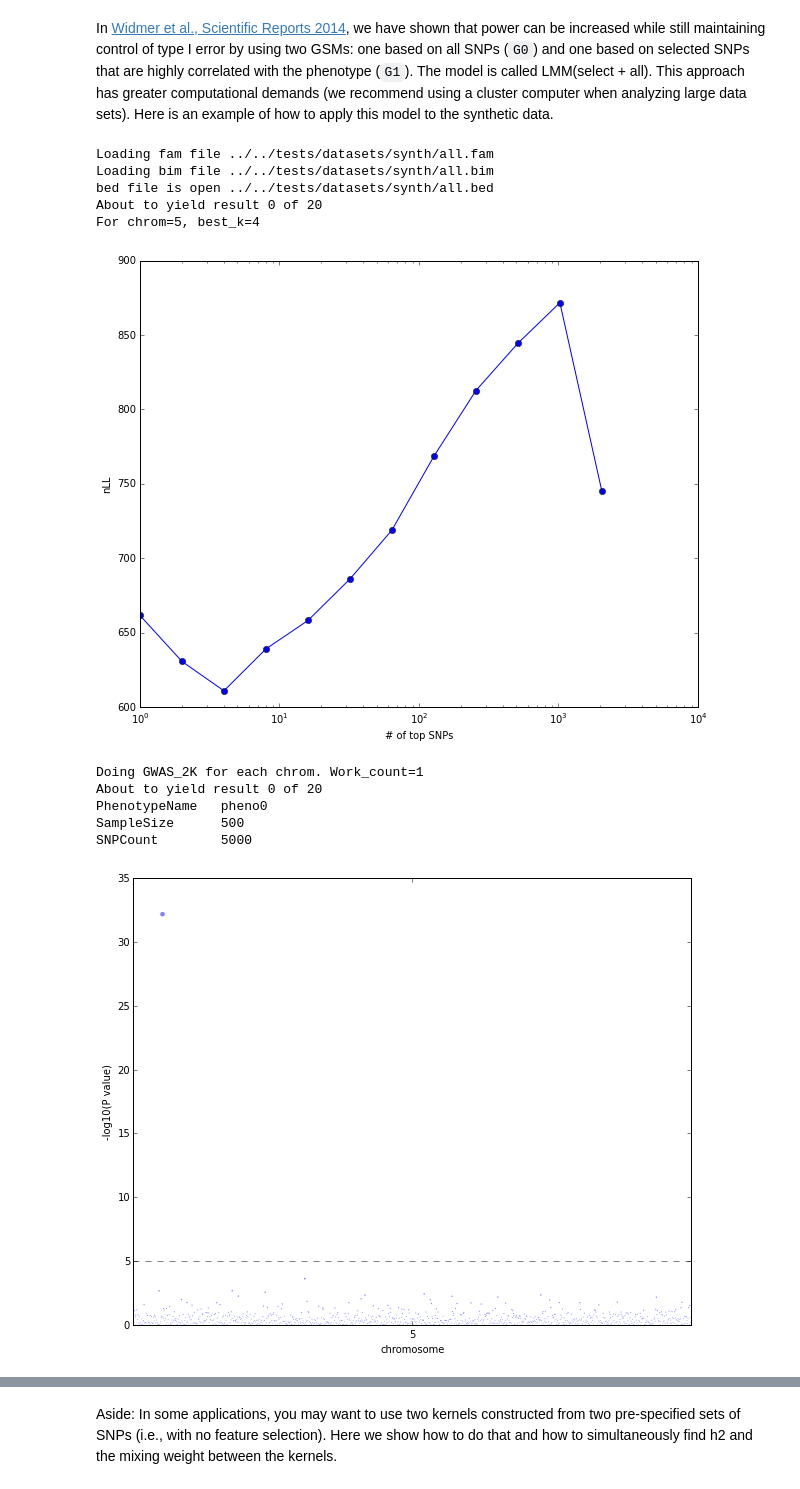
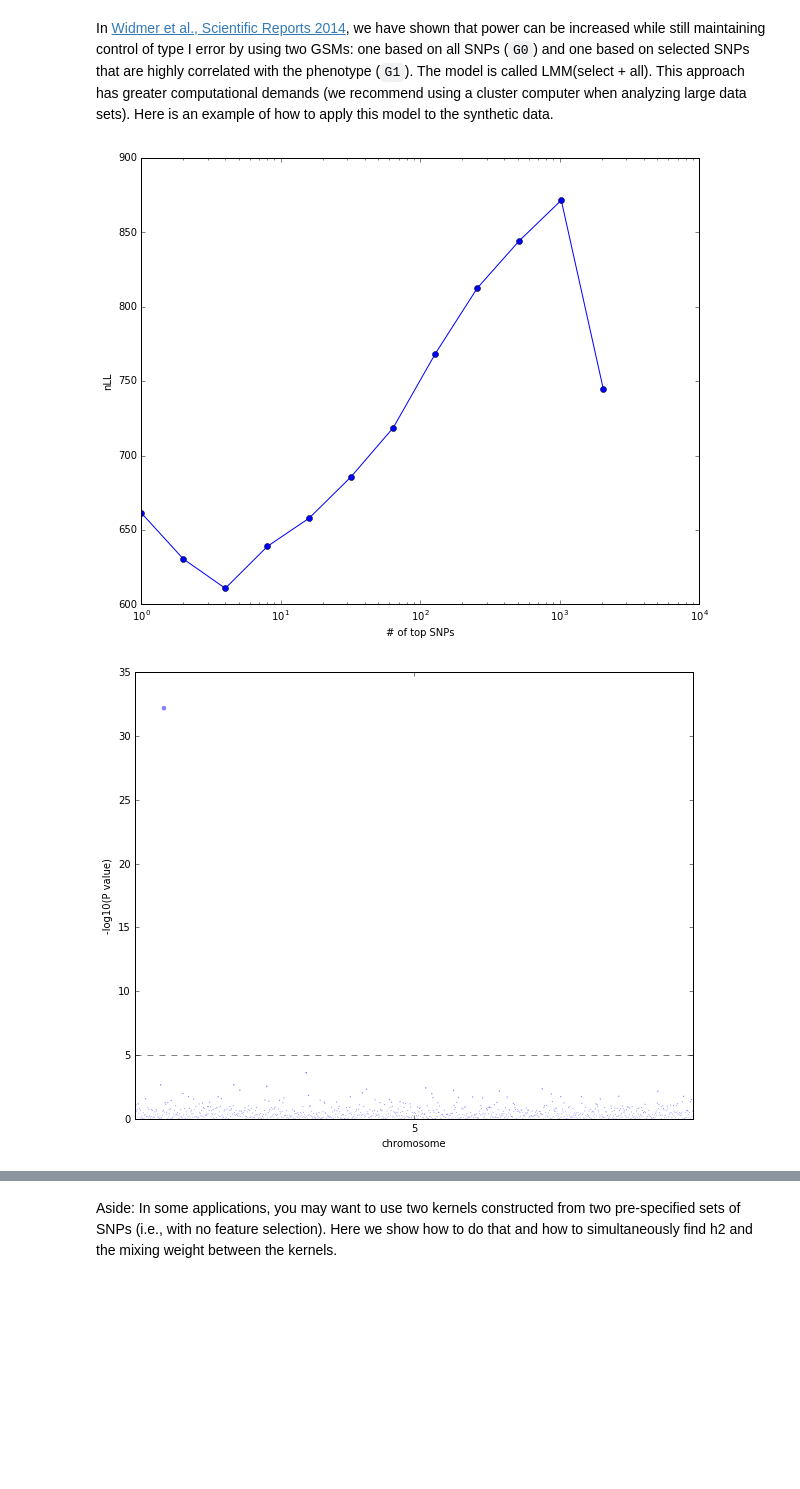
Before and after one commit to limix/FaST-LMM, a Jupyter notebook: doc/ipynb/FaST-LMM.ipynb, the cells around one changed output, grey strips where cells are left out. Drawn from its saved outputs; the diff is of its cells as text; code cells hidden in the pictures; blank space fills up the shorter version.

```diff
--- a/doc/ipynb/FaST-LMM.ipynb
+++ b/doc/ipynb/FaST-LMM.ipynb
@@ -109,39 +109,29 @@ In [Widmer et al., Scientific Reports 2014](http://www.nature.com/articles/srep0
 # %%
 # example for two kernel feature selection
 # this takes a couple of minutes to run on a 20-proc machine.
 from pysnptools.snpreader import Bed
 from fastlmm.association import single_snp_all_plus_select
 
 from fastlmm.util.runner import LocalMultiProc
 runner = LocalMultiProc(20,mkl_num_threads=5)
 
 # define file names
-snp_reader = Bed("../../tests/datasets/synth/all")
+snp_reader = Bed("../../tests/datasets/synth/all", count_A1=True)
 pheno_fn = "../../tests/datasets/synth/pheno_10_causals.txt"
 cov_fn = "../../tests/datasets/synth/cov.txt"
 
 # find the chr5 SNPs
 test_snps = snp_reader[:,snp_reader.pos[:,0] == 5]
 
 #select the 2nd kernel and run GWAS
 results_df = single_snp_all_plus_select(test_snps=test_snps,G=snp_reader,pheno=pheno_fn,GB_goal=2,do_plot=True,runner=runner)
 
 import fastlmm.util.util as flutil
 flutil.manhattan_plot(results_df.as_matrix(["Chr", "ChrPos", "PValue"]),pvalue_line=1e-5,xaxis_unit_bp=False)
 pylab.show()
 
 results_df.head()
 # %% [output]
-Loading fam file ../../tests/datasets/synth/all.fam
-Loading bim file ../../tests/datasets/synth/all.bim
-bed file is open ../../tests/datasets/synth/all.bed
-About to yield result 0 of 20
-For chrom=5, best_k=4
 [figure]
-Doing GWAS_2K for each chrom. Work_count=1
-About to yield result 0 of 20
-PhenotypeName   pheno0
-SampleSize      500
-SNPCount        5000
-[figure, old version]
+[figure, new version]
 |  | sid_index | SNP | Chr | GenDist | ChrPos | PValue | SnpWeight | SnpWeightSE | SnpFractVarExpl | ... |
```
Also changed, not shown: parts of 8 cells of this notebook, 28 other files.
